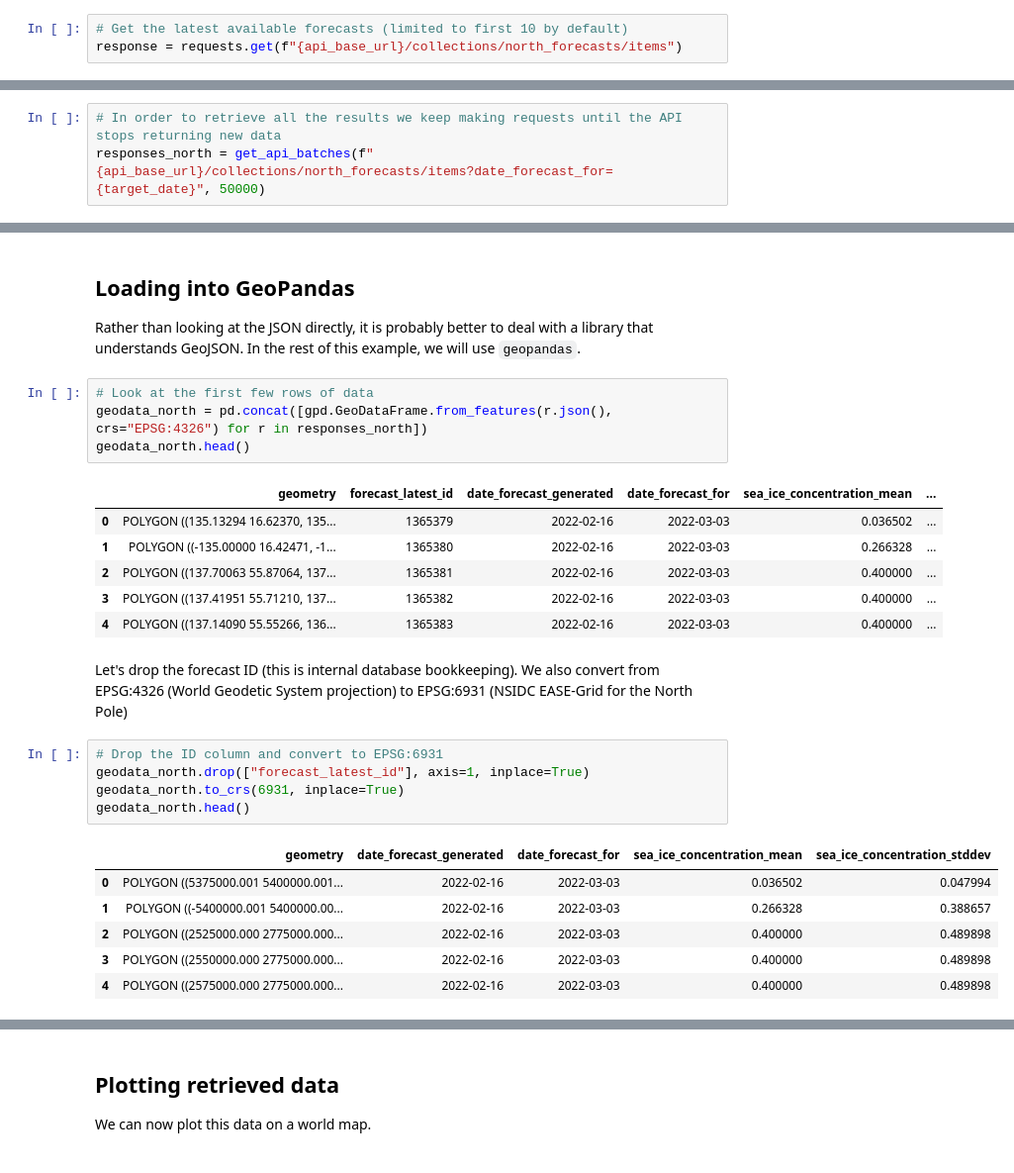
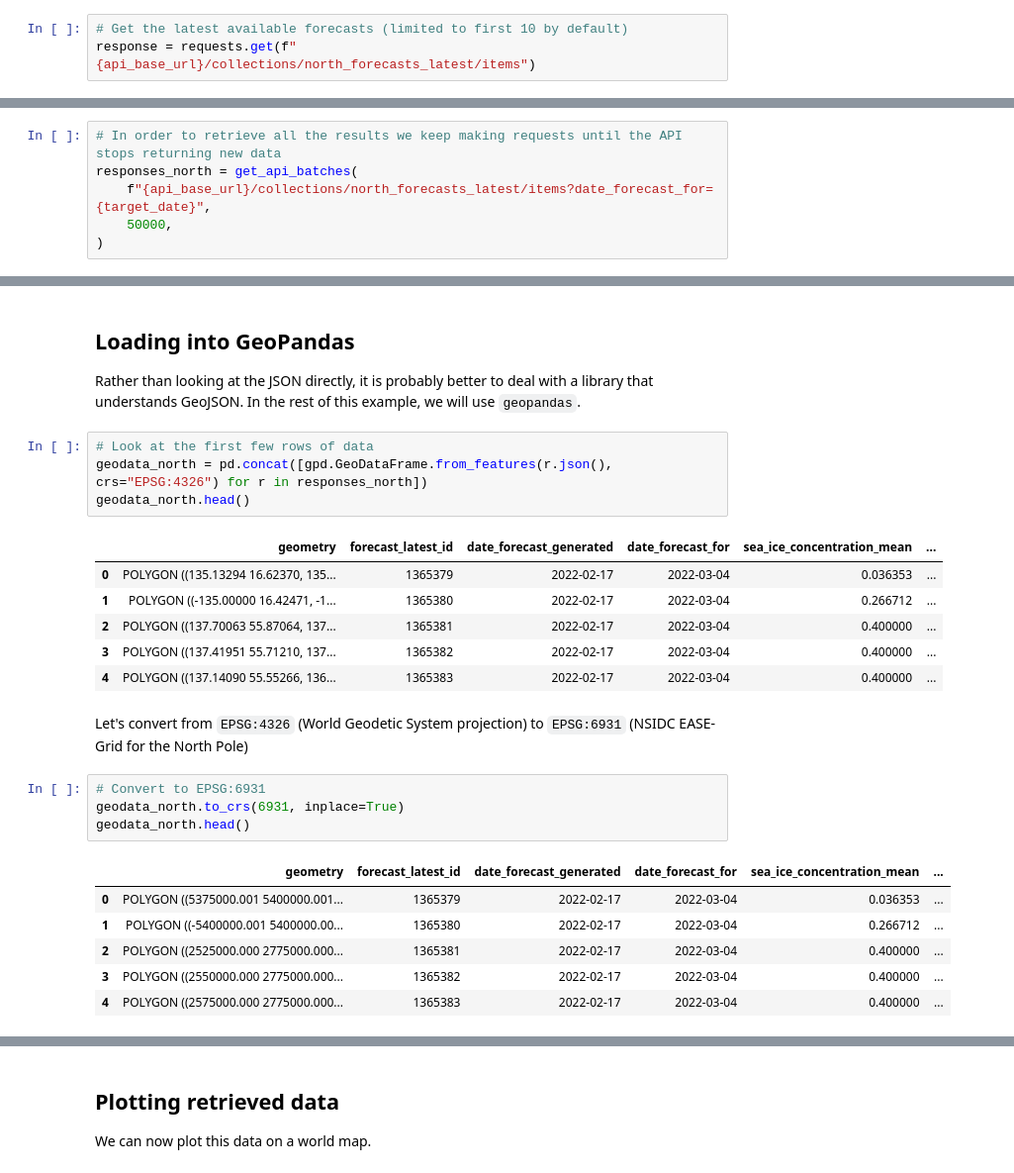
Before and after one commit to alan-turing-institute/IceNetOGCAPI, a Jupyter notebook: examples/api-usage-latest-forecasts.ipynb, the cells around one changed output, grey strips where cells are left out. Shown at 99% size. Drawn from its saved outputs; the diff is of its cells as text.

Commit message:
:bento: Update the forecast example notebook

```diff
--- a/examples/api-usage-latest-forecasts.ipynb
+++ b/examples/api-usage-latest-forecasts.ipynb
@@ -67,7 +68,7 @@ and here we can see the available, query-able columns
 In order to retrieve one or more forecasts from the API we need to call the `items` endpoint.
 # %%
 # Get the latest available forecasts (limited to first 10 by default)
-response = requests.get(f"{api_base_url}/collections/north_forecasts/items")
+response = requests.get(f"{api_base_url}/collections/north_forecasts_latest/items")
 # %%
 # Take a look at the available features
 response.json()["features"]
@@ -117,7 +118,10 @@ def get_api_batches(base_url, batch_size):
     return responses
 # %%
 # In order to retrieve all the results we keep making requests until the API stops returning new data
-responses_north = get_api_batches(f"{api_base_url}/collections/north_forecasts/items?date_forecast_for={target_date}", 50000)
+responses_north = get_api_batches(
+    f"{api_base_url}/collections/north_forecasts_latest/items?date_forecast_for={target_date}",
+    50000,
+)
 # %% [output]
 Loaded batch of 50000 forecasts...
 Loaded batch of 47527 forecasts...
@@ -134,25 +138,23 @@ geodata_north = pd.concat([gpd.GeoDataFrame.from_features(r.json(), crs="EPSG:43
 geodata_north.head()
 # %% [output]
 |  | geometry | forecast_latest_id | date_forecast_generated | date_forecast_for | sea_ice_concentration_mean | ... |
-| 0 | POLYGON ((135.13294 16.62370, 135... | 1365379 | 2022-02-16 | 2022-03-03 | 0.036502 | ... |
-| 1 | POLYGON ((-135.00000 16.42471, -1... | 1365380 | 2022-02-16 | 2022-03-03 | 0.266328 | ... |
-| 2 | POLYGON ((137.70063 55.87064, 137... | 1365381 | 2022-02-16 | 2022-03-03 | 0.400000 | ... |
-| 3 | POLYGON ((137.41951 55.71210, 137... | 1365382 | 2022-02-16 | 2022-03-03 | 0.400000 | ... |
-| 4 | POLYGON ((137.14090 55.55266, 136... | 1365383 | 2022-02-16 | 2022-03-03 | 0.400000 | ... |
+| 0 | POLYGON ((135.13294 16.62370, 135... | 1365379 | 2022-02-17 | 2022-03-04 | 0.036353 | ... |
+| 1 | POLYGON ((-135.00000 16.42471, -1... | 1365380 | 2022-02-17 | 2022-03-04 | 0.266712 | ... |
+| 2 | POLYGON ((137.70063 55.87064, 137... | 1365381 | 2022-02-17 | 2022-03-04 | 0.400000 | ... |
+| 3 | POLYGON ((137.41951 55.71210, 137... | 1365382 | 2022-02-17 | 2022-03-04 | 0.400000 | ... |
+| 4 | POLYGON ((137.14090 55.55266, 136... | 1365383 | 2022-02-17 | 2022-03-04 | 0.400000 | ... |
 # %% [markdown]
-Let's drop the forecast ID (this is internal database bookkeeping).
-We also convert from EPSG:4326 (World Geodetic System projection) to EPSG:6931 (NSIDC EASE-Grid for the North Pole)
+Let's convert from `EPSG:4326` (World Geodetic System projection) to `EPSG:6931` (NSIDC EASE-Grid for the North Pole)
 # %%
-# Drop the ID column and convert to EPSG:6931
-geodata_north.drop(["forecast_latest_id"], axis=1, inplace=True)
+# Convert to EPSG:6931
 geodata_north.to_crs(6931, inplace=True)
 geodata_north.head()
 # %% [output]
-|  | geometry | date_forecast_generated | date_forecast_for | sea_ice_concentration_mean | sea_ice_concentration_stddev |
-| 0 | POLYGON ((5375000.001 5400000.001... | 2022-02-16 | 2022-03-03 | 0.036502 | 0.047994 |
-| 1 | POLYGON ((-5400000.001 5400000.00... | 2022-02-16 | 2022-03-03 | 0.266328 | 0.388657 |
-| 2 | POLYGON ((2525000.000 2775000.000... | 2022-02-16 | 2022-03-03 | 0.400000 | 0.489898 |
-| 3 | POLYGON ((2550000.000 2775000.000... | 2022-02-16 | 2022-03-03 | 0.400000 | 0.489898 |
-| 4 | POLYGON ((2575000.000 2775000.000... | 2022-02-16 | 2022-03-03 | 0.400000 | 0.489898 |
+|  | geometry | forecast_latest_id | date_forecast_generated | date_forecast_for | sea_ice_concentration_mean | ... |
+| 0 | POLYGON ((5375000.001 5400000.001... | 1365379 | 2022-02-17 | 2022-03-04 | 0.036353 | ... |
+| 1 | POLYGON ((-5400000.001 5400000.00... | 1365380 | 2022-02-17 | 2022-03-04 | 0.266712 | ... |
+| 2 | POLYGON ((2525000.000 2775000.000... | 1365381 | 2022-02-17 | 2022-03-04 | 0.400000 | ... |
+| 3 | POLYGON ((2550000.000 2775000.000... | 1365382 | 2022-02-17 | 2022-03-04 | 0.400000 | ... |
+| 4 | POLYGON ((2575000.000 2775000.000... | 1365383 | 2022-02-17 | 2022-03-04 | 0.400000 | ... |
 # %%
 # Now let's do the same thing for the southern hemisphere
```
Also changed, not shown: parts of 10 cells of this notebook.
